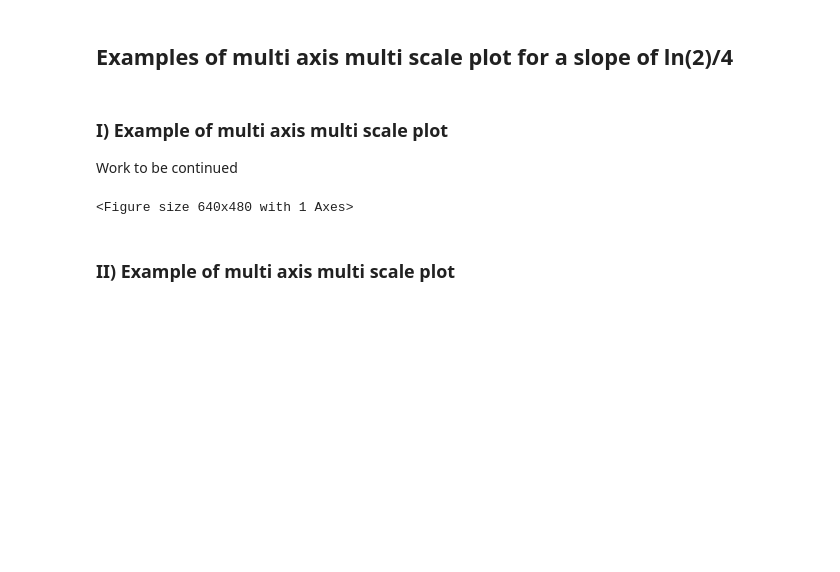
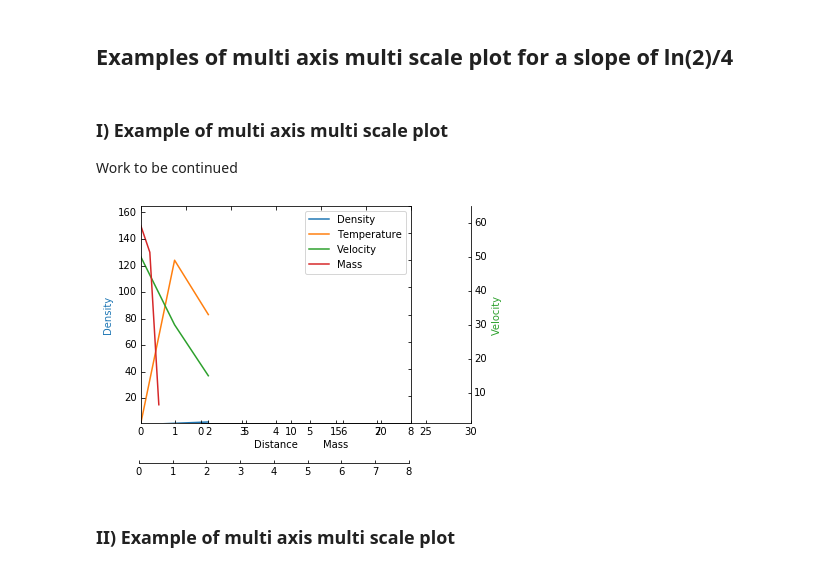
Before and after one commit to LaGuer/Jupyter-Notebook-Practice-Physical-Constants-Ratios, a Jupyter notebook: at.ipynb, the cells around one changed output. Drawn from its saved outputs; the diff is of its cells as text; code cells hidden in the pictures; blank space fills up the shorter version.

```diff
--- a/at.ipynb
+++ b/at.ipynb
@@ -24,37 +107,43 @@ par2.axis["right"] = new_fixed_axis(loc="right", axes=par2,
 new_fixed_axis1 = par3.get_grid_helper().new_fixed_axis
 par2.axis["bottom"] = new_fixed_axis(loc="bottom", axes=par3,
                                         offset=(offset, 0))
+offset = -40
+new_fixed_axis2 = par1.get_grid_helper().new_fixed_axis
+par1.axis["bottom"] = new_fixed_axis(loc="bottom",
+                                     axes=par1,
+                                     offset=(-2, offset))
+
 
 par2.axis["right"].toggle(all=True)
 
-host.set_xlim(0, 2.5)
-host.set_ylim(0, 2.5)
+host.set_xlim(0, 8)
+par3.set_xlim(0, 30)
 
 host.set_xlabel("Distance")
 host.set_ylabel("Density")
 par1.set_ylabel("Temperature")
 par2.set_ylabel("Velocity")
 par3.set_xlabel("Mass")
 
 p1, = host.plot([0, 1, 2], [0, 1, 2], label="Density")
 p2, = par1.plot([0, 1, 2], [0, 3, 2], label="Temperature")
 p3, = par2.plot([0, 1, 2], [50, 30, 15], label="Velocity")
 p4, = par3.plot([0, 1, 2], [150, 130, 15], label="Mass")
 par1.set_ylim(0, 4)
 par2.set_ylim(1, 65)
-par2.set_ylim(1, 165)
+par3.set_ylim(1, 165)
 host.legend()
 
 host.axis["left"].label.set_color(p1.get_color())
 par1.axis["right"].label.set_color(p2.get_color())
 par2.axis["right"].label.set_color(p3.get_color())
 par3.axis["bottom"].label.set_color(p4.get_color())
 #plt.draw()
 plt.show()
 
 #plt.savefig("Test")
 # %% [output]
-<Figure size 640x480 with 1 Axes>
+[figure, added]
 # %% [markdown]
 ### II) Example of multi axis multi scale plot
 # %%
```
Also changed, not shown: parts of 15 cells of this notebook.
